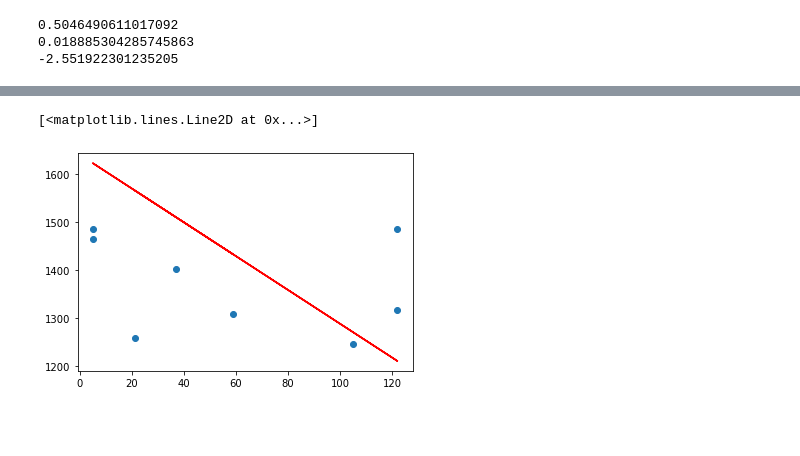
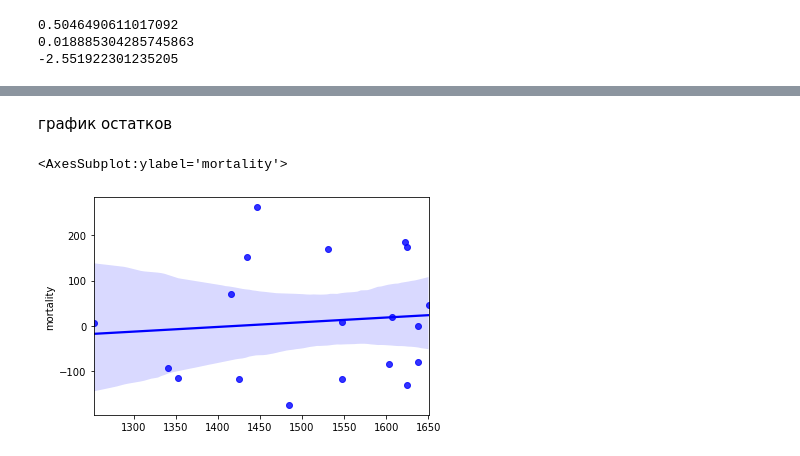
Before and after one commit to aeefr/Efros_AE_lesson34_PYDA_21, a Jupyter notebook: Efros_AE_lesson34_PYDA_21.ipynb, the cells around one changed output, grey strips where cells are left out. Drawn from its saved outputs; the diff is of its cells as text; code cells hidden in the pictures; blank space fills up the shorter version.

```diff
--- a/Efros_AE_lesson34_PYDA_21.ipynb
+++ b/Efros_AE_lesson34_PYDA_21.ipynb
@@ -164,6 +152,2 @@ plt.plot(X1_test, y_pred_north, c='r')
-# %%
-plt.scatter(X2_test, y2_test)
-plt.plot(X2_test, y_pred_south, c='r')
-# %% [output]
-[<matplotlib.lines.Line2D at 0x...>]
-[figure, removed]
+# %% [markdown]
+график остатков
@@ -169,0 +156,9 @@ plt.plot(X2_test, y_pred_south, c='r')
+# %%
+residuals = y_test - y_pred
+residuals_north = y1_test - y_pred_north
+residuals_south = y2_test - y_pred_south
+# %%
+sns.regplot(x = y_pred, y = residuals, data = None, scatter = True, color = 'blue')
+# %% [output]
+<AxesSubplot:ylabel='mortality'>
+[figure, added]
```
Also changed, not shown: parts of 8 cells of this notebook, 1 other file.
